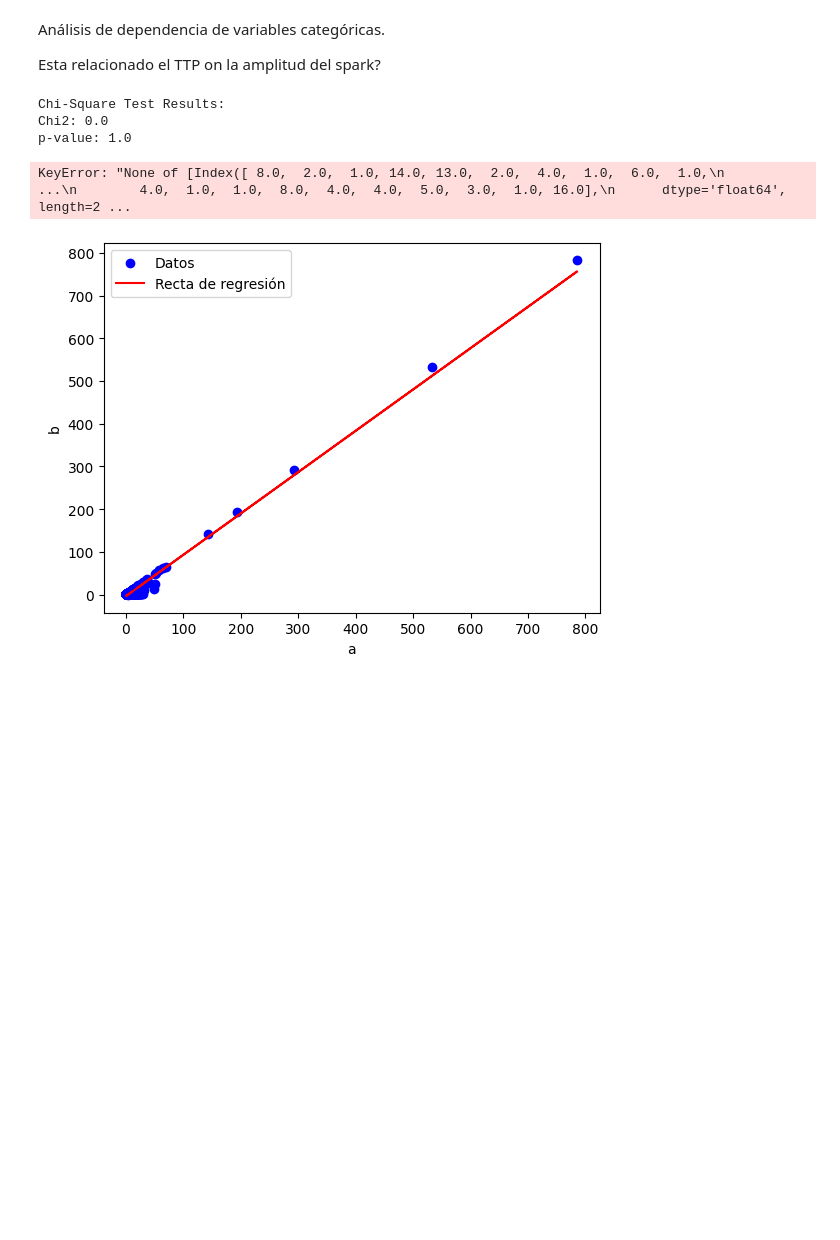
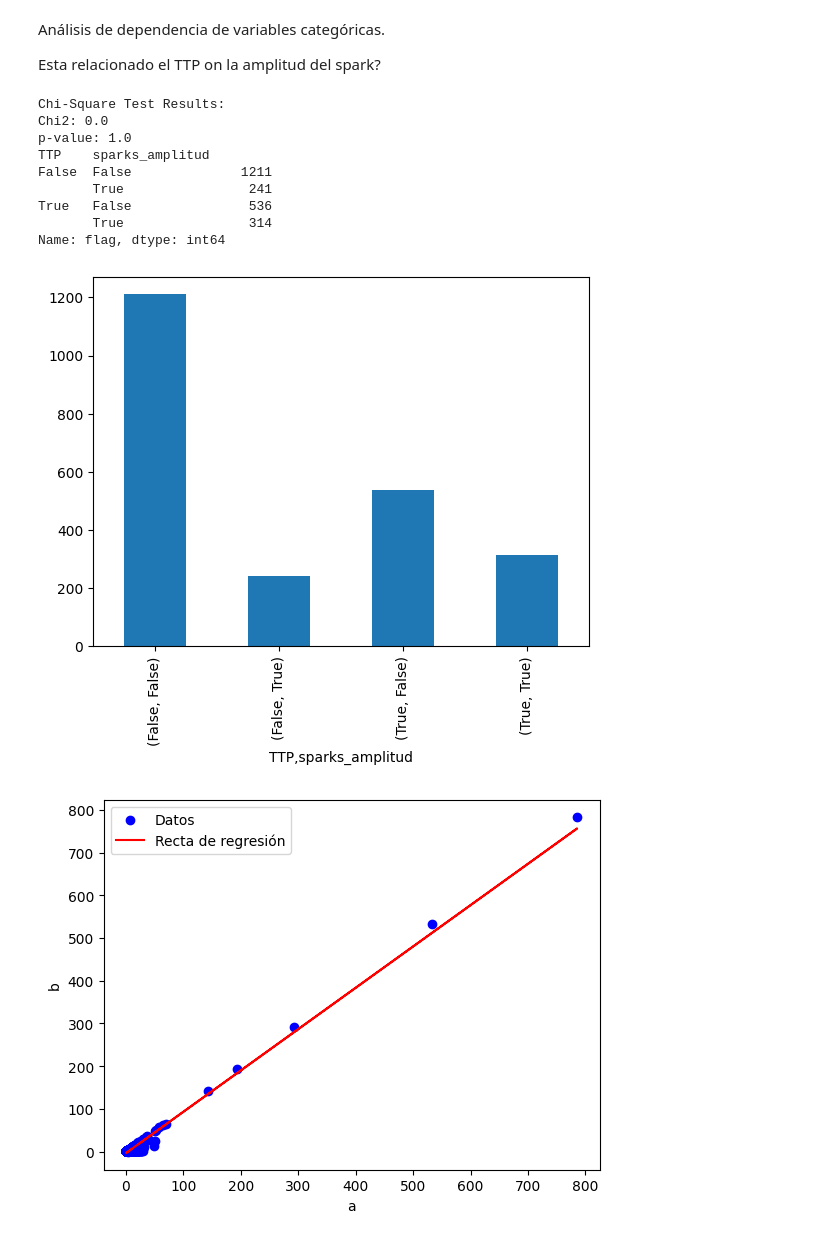
Before and after one commit to macarenaalga/trabajo_final, a Jupyter notebook: Trabajo_final_alga-aras.ipynb, the cells around one changed output. Saved outputs shown, nothing was run; the diff lists cells and outputs as text; code cells hidden in the pictures; blank space fills up the shorter version.

```diff
--- a/Trabajo_final_alga-aras.ipynb
+++ b/Trabajo_final_alga-aras.ipynb
@@ -165,7 +168,7 @@ tiempos_eliminados = pd.DataFrame(columns=['Index', 'Flag'])
 
 # Eliminar filas de las columnas de tiempo que tengan valores menores a cero, por que el tiempo no puede ser negativo
 for index, row in df.iterrows():
-    if row['tiempo_maximo'] 12< 0 or row['tiempo_valle'] < 0 or row['TTP'] < 0 or row['sparks_tiempo_pico50'] < 0 or row['TTP50']<0:
+    if row['tiempo_maximo']< 0 or row['tiempo_valle'] < 0 or row['TTP'] < 0 or row['sparks_tiempo_pico50'] < 0 or row['TTP50']<0:
         tiempos_eliminados = pd.concat([tiempos_eliminados, pd.DataFrame({'Index': [index], 'Flag': [row['flag']]})], ignore_index=True)
         df.drop(index, inplace=True)
 
@@ -180,6 +183,8 @@ conteo_flag = tiempos_eliminados['Flag'].value_counts()
 print("Cantidad de veces que 'flag' fue 1:", conteo_flag[1])
 print("Cantidad de veces que 'flag' fue 2:", conteo_flag[2])
 
+tiempos_eliminados.to_csv(r'C:\Users\maca2\OneDrive\Documentos\Github\trabajo_final_alga-aras\tiempo_eliminados.csv', index=False)
+
 ## Resultado: elimine 19 datos corespondientes a poblacion 1  y 15 datos de la poblacion 2
 # %% [output]
 Datos eliminados:
@@ -751,62 +782,49 @@ Esta relacionado el TTP on la amplitud del spark?
 #TTP, Intervalo de Confianza: (4.419311283875328, 4.781887346261658)
 ## Análisis de dependencia de variables categóricas
 
 import pandas as pd
 import scipy.stats as ss
 
 # Create the conditions using correct comparison operators
-a = (df['TTP'] > 0.27) & (df['TTP'] < 0.33)
-b = (df['sparks_amplitud'] > 4.41) & (df['sparks_amplitud'] < 4.79)
+a = (df['TTP'] > 4.41)# & (df['TTP'] < 0.33)
+b = (df['sparks_amplitud'] > 0.27) #& (df['sparks_amplitud'] < 4.79)
 
 # Create a contingency table using groupby
 contingency_table = df.groupby([a, b])['flag'].count()#.unstack(fill_value=0) #se supone que  con unstack me deberia dar una tabla de 2*2
 
 # Perform the chi-square test
 chi2, p_value, _, _ = ss.chi2_contingency(contingency_table)
 
 # Print the chi-square test results
 print("Chi-Square Test Results:")
 print(f"Chi2: {chi2}")
 print(f"p-value: {p_value}")
+print(contingency_table)
 
 # Perform the Fisher's exact test--->  poner aca por que no uso fisher y si chi cuadrado
 #odds_ratio, fisher_p_value = ss.fisher_exact(contingency_table)
 
 # Print the Fisher's exact test results
 #print("Fisher's Exact Test Results:")
 #print(f"Odds Ratio: {odds_ratio}")
 #print(f"p-value: {fisher_p_value}")
+
+#con chi podria graficar la tabla de contingencia con la tabla
+
+#hacer los graficos en base a los porcentajes (grafico de barra partido)
+contingency_table.plot(kind='bar', stacked=True)
+plt.show()
 # %% [output]
 Chi-Square Test Results:
 Chi2: 0.0
 p-value: 1.0
+TTP    sparks_amplitud
+False  False              1211
+       True                241
+True   False               536
+       True                314
+Name: flag, dtype: int64
+[figure, added]
-# %%
-import seaborn as sns
-import matplotlib.pyplot as plt
-
-# Seleccionar las dos columnas que se desean comparar
-column1 = df['TTP']
-column2 = df['sparks_amplitud']
-
-# Crear la matriz de contingencia
-contingency_table = pd.crosstab(df[column1], df[column2])
-
-# Visualizar la matriz de contingencia como un gráfico de barras apiladas
-contingency_table.plot(kind='bar', stacked=True)
-plt.xlabel(column1)
-plt.ylabel('Frecuencia')
-plt.title('Relación entre {} y {}'.format(column1, column2))
-plt.legend(title=column2)
-plt.show()
-
-# Visualizar la matriz de contingencia como un mapa de calor
-sns.heatmap(contingency_table, annot=True, cmap='Blues')
-plt.xlabel(column2)
-plt.ylabel(column1)
-plt.title('Relación entre {} y {}'.format(column1, column2))
-plt.show()
-# %% [output]
-KeyError: "None of [Index([ 8.0,  2.0,  1.0, 14.0, 13.0,  2.0,  4.0,  1.0,  6.0,  1.0,\n       ...\n        4.0,  1.0,  1.0,  8.0,  4.0,  4.0,  5.0,  3.0,  1.0, 16.0],\n      dtype='float64', length=2 ...
 # %%
 ##Evaluar el ajuste de una recta de regresión e interpretar el coeficiente de correlación.
 
```
Also changed, not shown: parts of 8 cells of this notebook, 3 other files.
